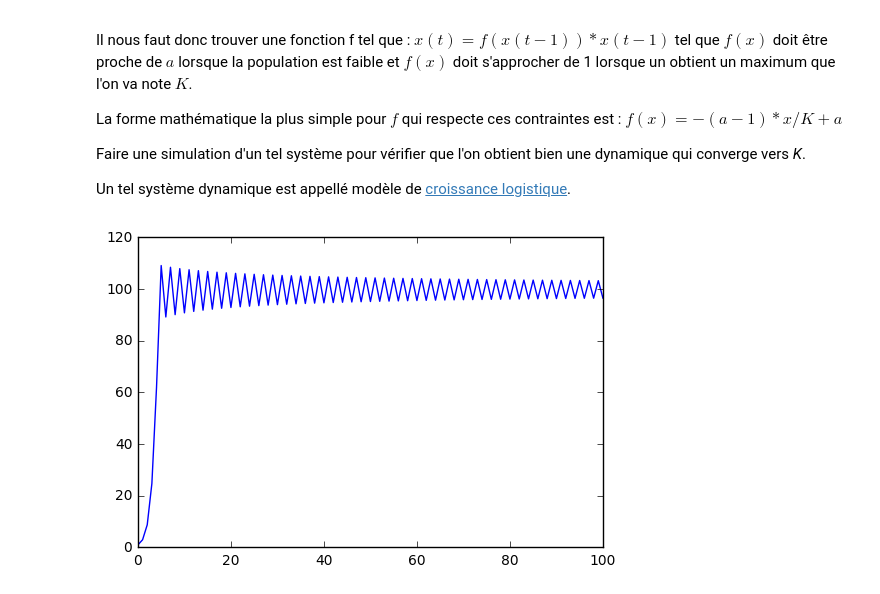
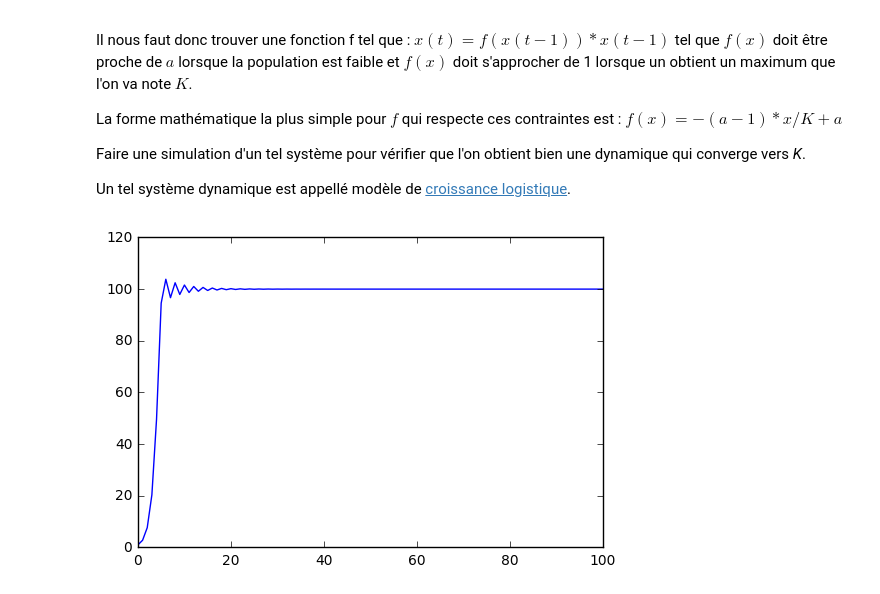
Before and after one commit to SergeStinckwich/ARE-UPMC, a Jupyter notebook: ARE-DYNAMIC/fiche1.ipynb, the cells around one changed output. Saved outputs shown, nothing was run; the diff lists cells and outputs as text; code cells hidden in the pictures.

```diff
--- a/ARE-DYNAMIC/fiche1.ipynb
+++ b/ARE-DYNAMIC/fiche1.ipynb
@@ -145,29 +142,29 @@ Un tel système dynamique est appellé modèle de [croissance logistique](https:
 # %%
 %matplotlib inline
 from pylab import *
-a = 3.0
+a = 2.8
 K = 100
 def initialize():
     global x, result
     x = 1.0
     result = [x]
 
 def observe():
     global x, result
     result.append(x)
 
 def update():
     global x, result
     x = (-(a-1)*x/K + a)*x
 
 initialize()
 for t in range(100):
     update()
     observe()
 plot(result)
 show()
 # %% [output]
-[figure, old version]
+[figure, new version]
 # %%
 def compute_neighbours(cells):
     rows, cols = len(cells), len(cells[0])
```
Also changed, not shown: parts of 5 cells of this notebook.
